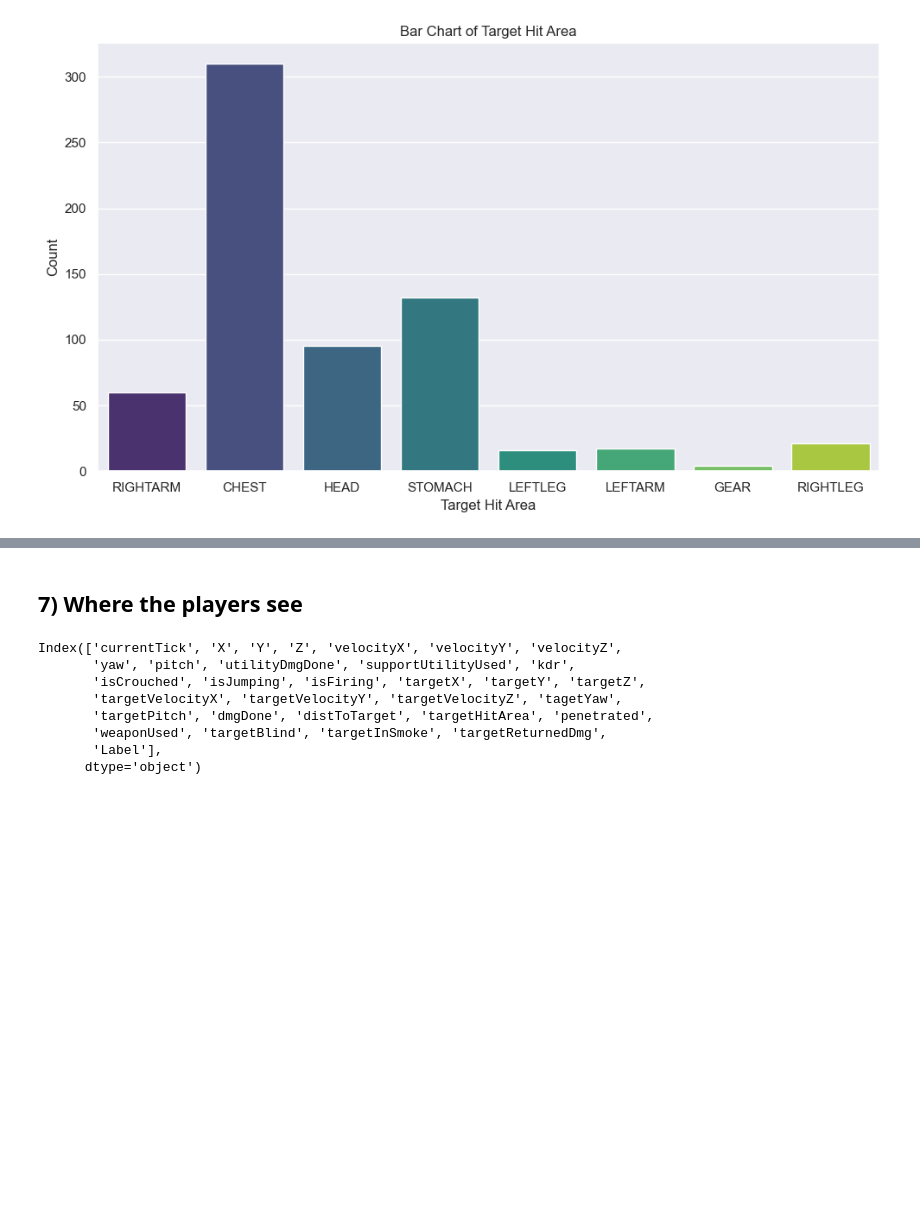
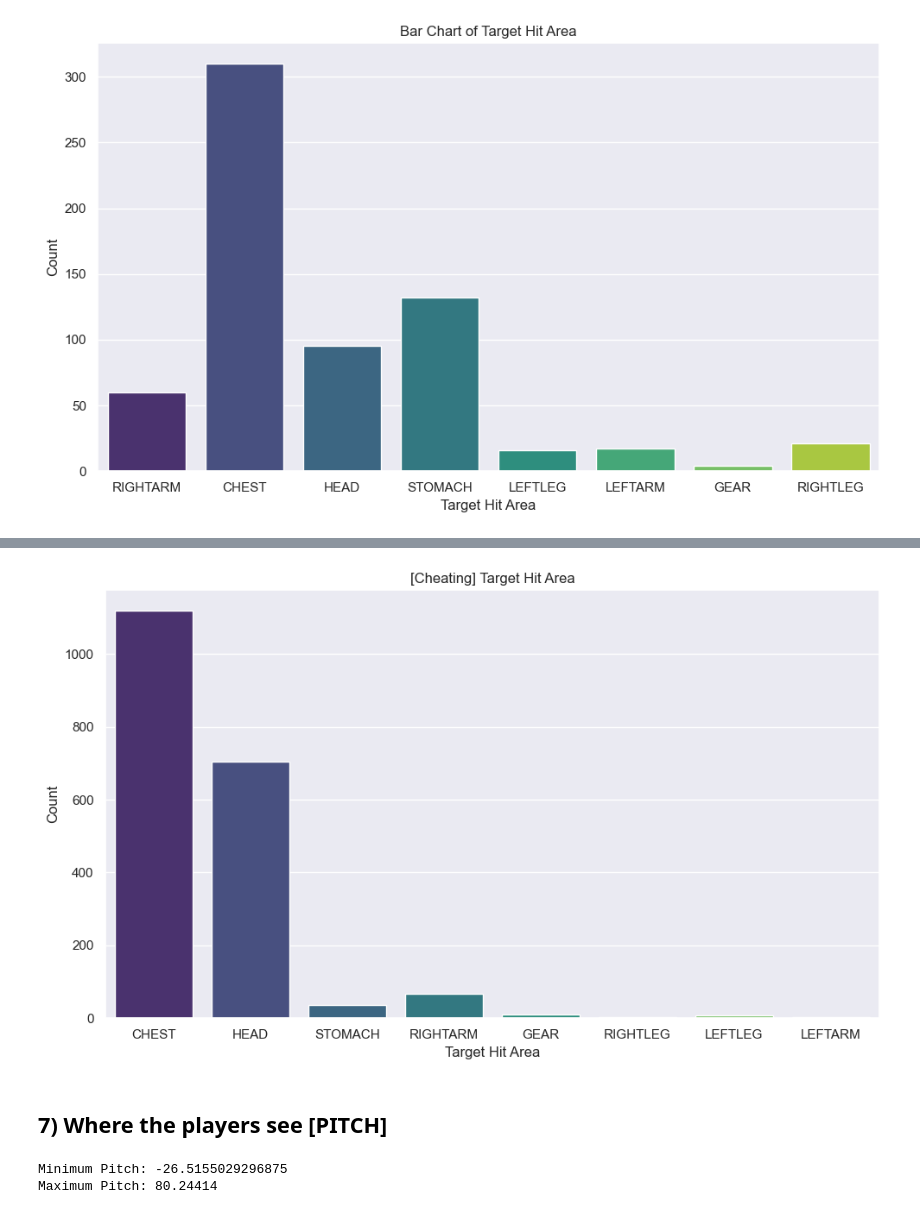
Before and after one commit to YAA-C/GEPCS, a Jupyter notebook: visualization/2,7 Visualization.ipynb, the cells around one changed output, grey strips where cells are left out. Drawn from its saved outputs; the diff is of its cells as text; code cells hidden in the pictures; blank space fills up the shorter version.

```diff
--- a/visualization/2,7 Visualization.ipynb
+++ b/visualization/2,7 Visualization.ipynb
@@ -94,0 +85,3 @@ plt.show()
+# %%
+Cheat=pd.read_csv("../DemoFiles/csv/auto0-20231225-155107-1828335508-de_dust2-_cz__siddhesh_game_server-999430.csv")
+Cheat
@@ -95,14 +117,42 @@ plt.show()
+# %%
+hit_area_mapping = {
+    0.0: 'GENERIC',
+    1.0: 'HEAD',
+    2.0: 'CHEST',
+    3.0: 'STOMACH',
+    4.0: 'LEFTARM',
+    5.0: 'RIGHTARM',
+    6.0: 'LEFTLEG',
+    7.0: 'RIGHTLEG',
+    8.0: 'GEAR',
+    'nan': 'NaN'
+}
+
+# Map the values in the DataFrame to the corresponding categories
+Cheat['targetHitArea'] = Cheat['targetHitArea'].map(hit_area_mapping)
+# %%
+# Set a stylish Seaborn theme
+sns.set_theme()
+
+# Create a bar chart
+plt.figure(figsize=(10, 6))
+sns.countplot(x='targetHitArea', data=Cheat, hue='targetHitArea', palette='viridis', dodge=False)
+plt.xlabel('Target Hit Area')
+plt.ylabel('Count')
+plt.title('[Cheating] Target Hit Area')
+plt.tight_layout()  # Adjust layout for better spacing
+plt.legend().set_visible(False)  # Hide the legend
+plt.show()
+# %% [output]
+[figure, added]
 # %% [markdown]
-## 7) Where the players see
+## 7) Where the players see [PITCH]
 # %%
-columns=df.columns
-columns
+minimum_pitch = df['pitch'].min()
+maximum_pitch = df['pitch'].max()
+
+print("Minimum Pitch:", minimum_pitch)
+print("Maximum Pitch:", maximum_pitch)
 # %% [output]
-Index(['currentTick', 'X', 'Y', 'Z', 'velocityX', 'velocityY', 'velocityZ',
-       'yaw', 'pitch', 'utilityDmgDone', 'supportUtilityUsed', 'kdr',
-       'isCrouched', 'isJumping', 'isFiring', 'targetX', 'targetY', 'targetZ',
-       'targetVelocityX', 'targetVelocityY', 'targetVelocityZ', 'tagetYaw',
-       'targetPitch', 'dmgDone', 'distToTarget', 'targetHitArea', 'penetrated',
-       'weaponUsed', 'targetBlind', 'targetInSmoke', 'targetReturnedDmg',
-       'Label'],
-      dtype='object')
+Minimum Pitch: -26.5155029296875
+Maximum Pitch: 80.24414
```
Also changed, not shown: parts of 15 cells of this notebook.
